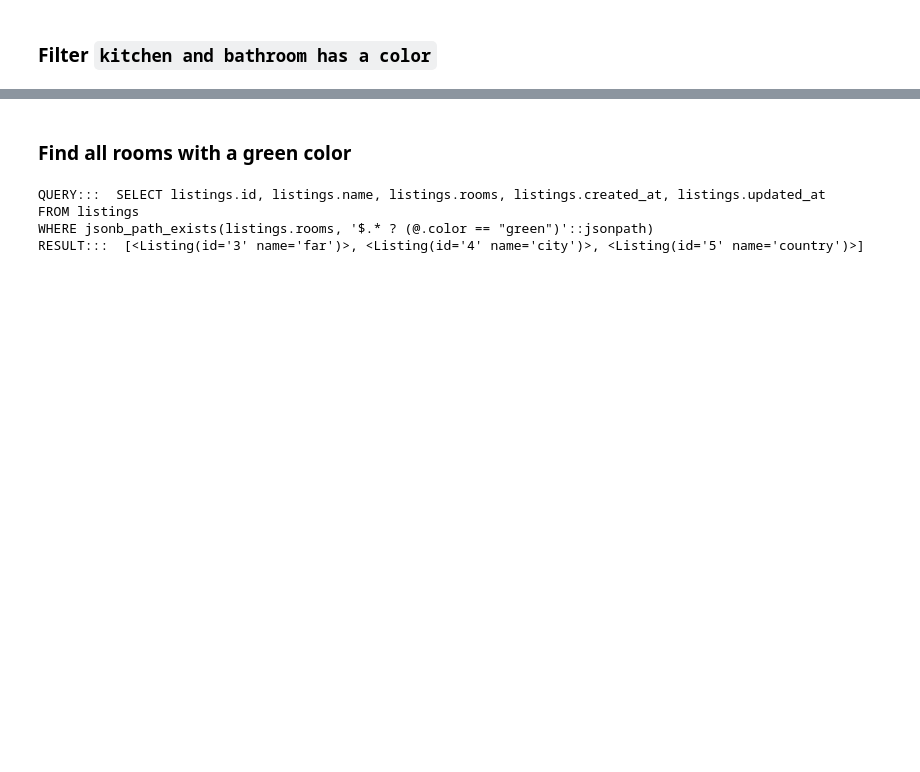
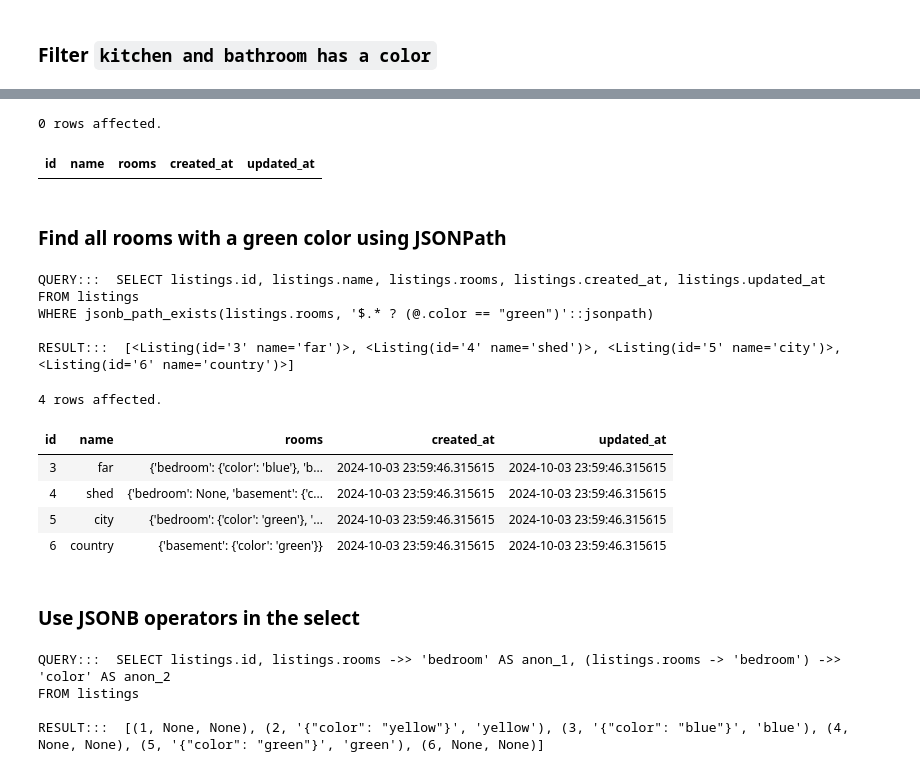
Before and after one commit to JoeJasinski/chipy-postgres-sqlalchemy-demo, a Jupyter notebook: examples/demo.ipynb, the cells around one changed output, grey strips where cells are left out. Cells and saved outputs as stored; diff of their text form; code cells hidden in the pictures; blank space fills up the shorter version.

```diff
--- a/examples/demo.ipynb
+++ b/examples/demo.ipynb
@@ -213,15 +316,49 @@ WHERE (listings.rooms -> 'bathroom') ? 'color'
 RESULT:::  []
+# %%
+%%sql $DB_URL
+SELECT listings.id, listings.name, listings.rooms, listings.created_at, listings.updated_at
+FROM listings
+WHERE (listings.rooms -> 'bathroom') ? 'color'
+# %% [output]
+0 rows affected.
+| id | name | rooms | created_at | updated_at |
 # %% [markdown]
-### Find all rooms with a green color
+### Find all rooms with a green color using JSONPath
 # %%
 query = select(Listing).where(
-    func.jsonb_path_exists(Listing.rooms, text("""'$.* ? (@.color == "green")'::jsonpath""")))
-print("QUERY::: ", render_query(query))
-with Session(engine) as session:
-    res = session.scalars(query)
-    print("RESULT::: ", list(res))
+    func.jsonb_path_exists(
+        Listing.rooms, text("""'$.* ? (@.color == "green")'::jsonpath""")))
+
+_ = run_query(query)
 # %% [output]
 QUERY:::  SELECT listings.id, listings.name, listings.rooms, listings.created_at, listings.updated_at
 FROM listings
 WHERE jsonb_path_exists(listings.rooms, '$.* ? (@.color == "green")'::jsonpath)
-RESULT:::  [<Listing(id='3' name='far')>, <Listing(id='4' name='city')>, <Listing(id='5' name='country')>]
+
+RESULT:::  [<Listing(id='3' name='far')>, <Listing(id='4' name='shed')>, <Listing(id='5' name='city')>, <Listing(id='6' name='country')>]
+# %%
+%%sql $DB_URL
+SELECT listings.id, listings.name, listings.rooms, listings.created_at, listings.updated_at
+FROM listings
+WHERE jsonb_path_exists(listings.rooms, '$.* ? (@.color == "green")'::jsonpath)
+# %% [output]
+4 rows affected.
+| id | name | rooms | created_at | updated_at |
+| 3 | far | {'bedroom': {'color': 'blue'}, 'b... | 2024-10-03 23:59:46.315615 | 2024-10-03 23:59:46.315615 |
+| 4 | shed | {'bedroom': None, 'basement': {'c... | 2024-10-03 23:59:46.315615 | 2024-10-03 23:59:46.315615 |
+| 5 | city | {'bedroom': {'color': 'green'}, '... | 2024-10-03 23:59:46.315615 | 2024-10-03 23:59:46.315615 |
+| 6 | country | {'basement': {'color': 'green'}} | 2024-10-03 23:59:46.315615 | 2024-10-03 23:59:46.315615 |
+# %% [markdown]
+### Use JSONB operators in the select
+# %%
+query = select(
+    Listing.id,
+    Listing.rooms.op("->>")('bedroom'),
+    Listing.rooms.op("->")('bedroom').op("->>")('color'),
+)
+_ = run_query(query, scalars=False)
+# %% [output]
+QUERY:::  SELECT listings.id, listings.rooms ->> 'bedroom' AS anon_1, (listings.rooms -> 'bedroom') ->> 'color' AS anon_2
+FROM listings
+
+RESULT:::  [(1, None, None), (2, '{"color": "yellow"}', 'yellow'), (3, '{"color": "blue"}', 'blue'), (4, None, None), (5, '{"color": "green"}', 'green'), (6, None, None)]
```
Also changed, not shown: parts of 44 cells of this notebook, 1 other file.
